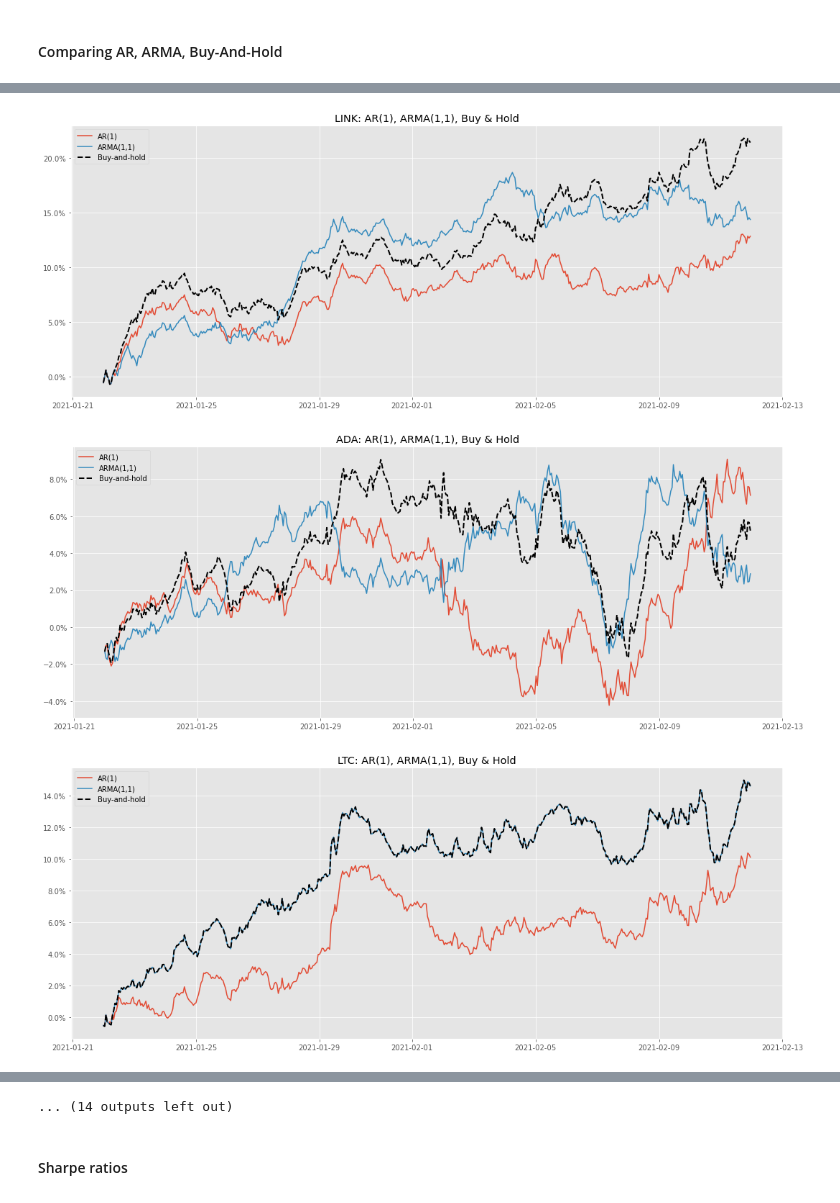
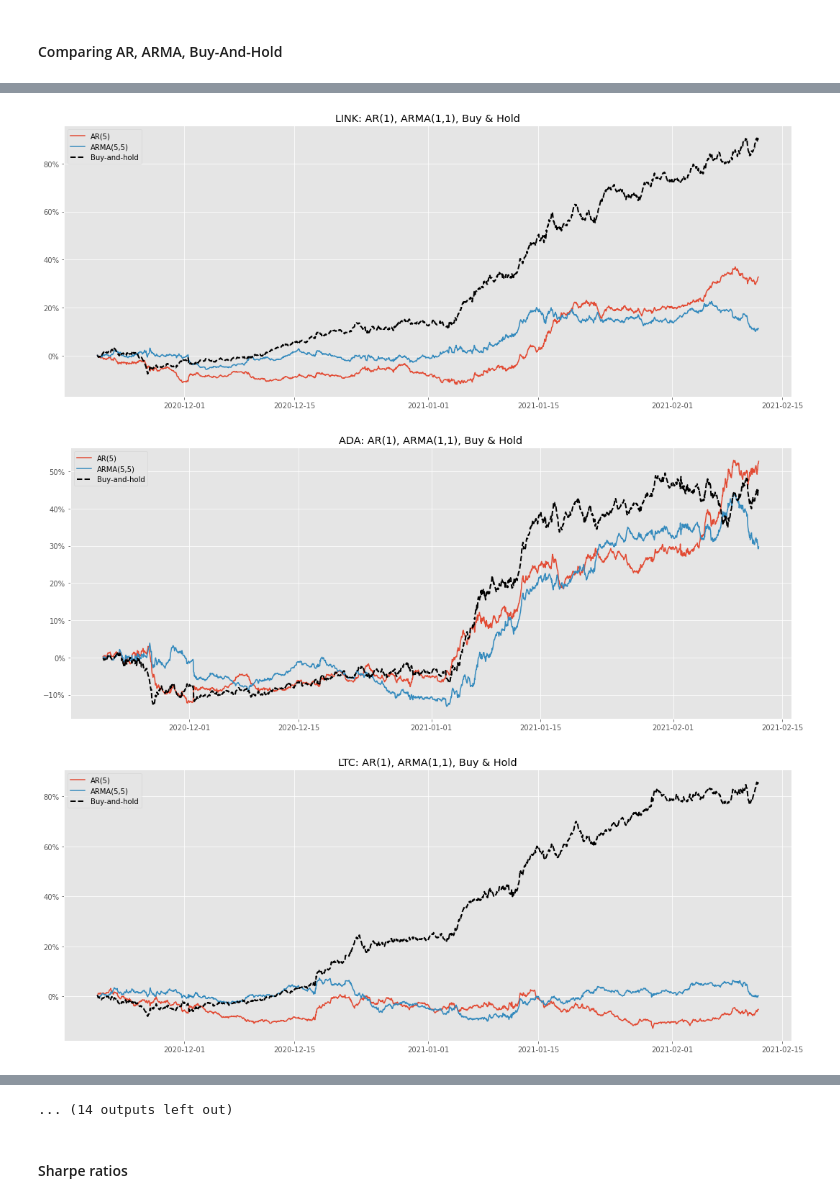
Before and after one commit to 0xHarrington/crypto-comovement, a Jupyter notebook: latent_factors.ipynb, the cells around one changed output, grey strips where cells are left out. Cells and saved outputs as stored; diff of their text form; code cells hidden in the pictures.

```diff
--- a/latent_factors.ipynb
+++ b/latent_factors.ipynb
@@ -204,7 +216,7 @@ def plot_rmse_mape(rmses, mapes):
 # %%
 import sklearn
 from sklearn.model_selection import train_test_split
-# ts_data = ts_data.asfreq(pd.infer_freq(ts_data.index))
-train_ts, test_ts = train_test_split(ts_data, test_size=.05, shuffle=False)
+
+train_ts, test_ts = train_test_split(ts_data, test_size=.2, shuffle=False)
 print(f"train shape: [{train_ts.shape}], test shape: [{test_ts.shape}]")
 # %% [output]
@@ -214,11 +226,11 @@ train shape: [(9550, 26)], test shape: [(503, 26)]
 # %%
 out = '{3}\t|AIC: {0:0.3f}, HQIC: {1:0.3f}, BIC: {2:0.3f}|'
 ARs = {}
-lags = 1
+
 with warnings.catch_warnings():
     warnings.filterwarnings("ignore")
     for coin, ts in train_ts.iteritems():
-        ar = AutoReg(ts, lags=lags).fit()
+        ar = AutoReg(ts, lags = AR_LAGS).fit()
         print(out.format(ar.aic, ar.hqic, ar.bic, coin))
         ARs[coin] = ar
 # %% [output]
@@ -262,7 +278,7 @@ for coin, ts in test_ts.iteritems():
 
     # RMSE, MAPE calculations
     ar = ARs[coin]
-    yhat = ar.model.predict(ar.params,start=0, end=len(ts) + (lags - 1))
+    yhat = ar.model.predict(ar.params, start=0, end=len(ts) + (AR_LAGS - 1))
     ar_preds[coin] = yhat
 
     # Sharpe and cumulative return calculations
@@ -327,11 +346,11 @@ REN:    15.7%
 # %%
 out = '{3}\t|AIC: {0:0.3f}, HQIC: {1:0.3f}, BIC: {2:0.3f}|'
 ARMAs = {}
-order = (1, 0, 1)
+order = (AR_LAGS, 0, AR_LAGS)       # (p = AR, I, q = MA)
 with warnings.catch_warnings():
     warnings.filterwarnings("ignore")
     for coin, ts in train_ts.iteritems():
-        arma = ARIMA(ts, order=order).fit()
+        arma = ARIMA(ts, order = order).fit()
         print(out.format(arma.aic, arma.hqic, arma.bic, coin))
         ARMAs[coin] = arma
 # %% [output]
@@ -421,14 +440,14 @@ REN:    15.4%
 # %% [markdown]
 #### Comparing AR, ARMA, Buy-And-Hold
 # %%
-for coin in subset:
+for coin in COIN_SUBSET:
     ar = ar_rets[coin]
     arma = arma_rets[coin]
     real = test_ts[coin]
 
     fig, ax = plt.subplots(figsize=(15,6))
-    plt.plot((((ar + 1).cumprod() - 1) * 100), label="AR(1)")
-    plt.plot((((arma + 1).cumprod() - 1) * 100), label="ARMA(1,1)")
+    plt.plot((((ar + 1).cumprod() - 1) * 100), label="AR({})".format(AR_LAGS))
+    plt.plot((((arma + 1).cumprod() - 1) * 100), label="ARMA({},{})".format(AR_LAGS, AR_LAGS))
     plt.plot((((real + 1).cumprod() - 1) * 100), label="Buy-and-hold",
              color='black', lw=2, linestyle='--')
 
@@ -445,3 +464,3 @@ for coin in subset:
-[figure, old version]
+[figure, new version]
-[figure, old version]
+[figure, new version]
-[figure, old version]
+[figure, new version]
```
Also changed, not shown: parts of 51 cells of this notebook.
